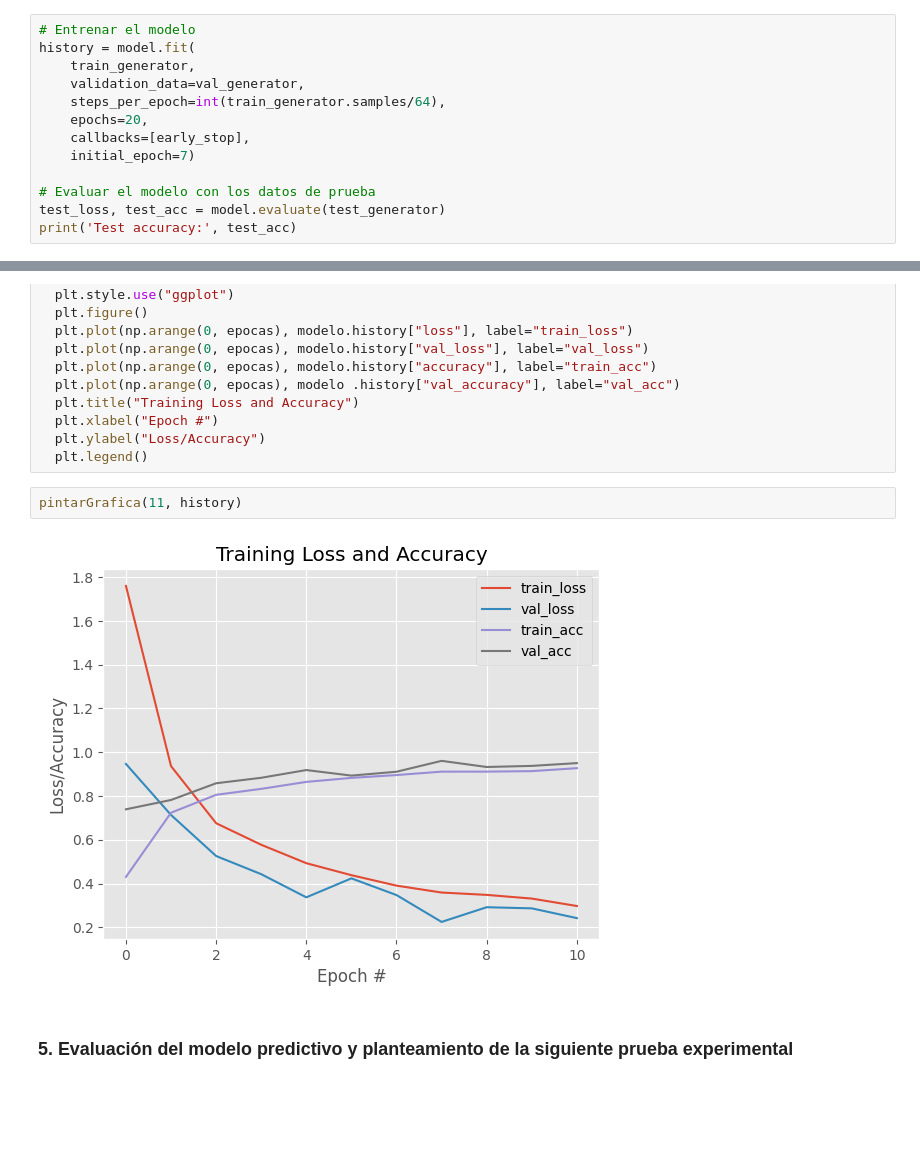
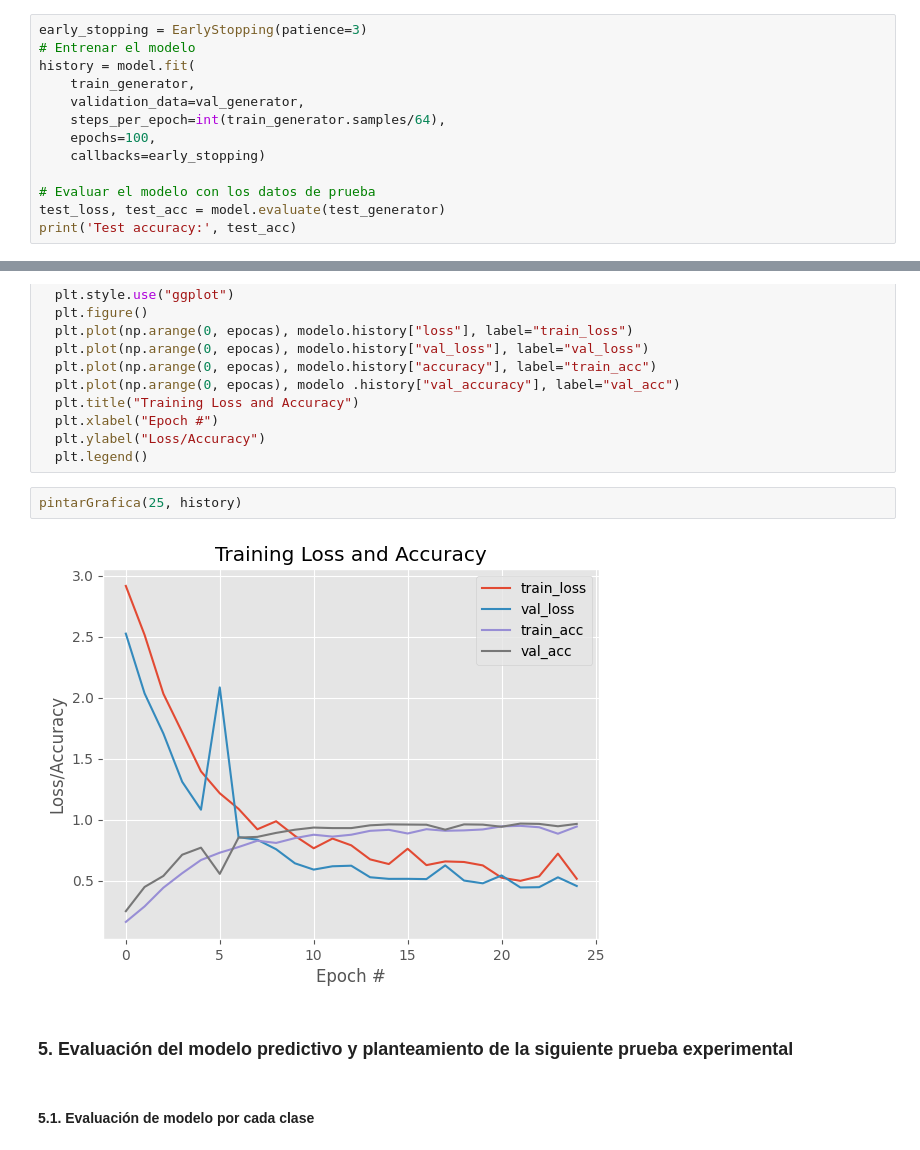
Before and after one commit to astrd/07_Redes_Neuronales, a Jupyter notebook: Proyecto_RN_PabloCegarra.ipynb, the cells around one changed output, grey strips where cells are left out. Cells and saved outputs as stored; diff of their text form; blank space fills up the shorter version.

```diff
--- a/Proyecto_RN_PabloCegarra.ipynb
+++ b/Proyecto_RN_PabloCegarra.ipynb
@@ -195,12 +316,12 @@ _________________________________________________________________
 # %%
+early_stopping = EarlyStopping(patience=3)
 # Entrenar el modelo
 history = model.fit(
     train_generator,
     validation_data=val_generator,
     steps_per_epoch=int(train_generator.samples/64),
-    epochs=20,
-    callbacks=[early_stop],
-    initial_epoch=7)
+    epochs=100,
+    callbacks=early_stopping)
 
 # Evaluar el modelo con los datos de prueba
 test_loss, test_acc = model.evaluate(test_generator)
@@ -241,11 +367,13 @@ def pintarGrafica(epocas, modelo):
   plt.ylabel("Loss/Accuracy")
   plt.legend()
 # %%
-pintarGrafica(11, history)
+pintarGrafica(25, history)
 # %% [output]
-[figure, old version]
+[figure, new version]
 # %% [markdown]
 ### **5. Evaluación del modelo predictivo y planteamiento de la siguiente prueba experimental**
+# %% [markdown]
+#### **5.1. Evaluación de modelo por cada clase**
 # %%
 from sklearn.metrics import classification_report
 
```
Also changed, not shown: parts of 29 cells of this notebook.
